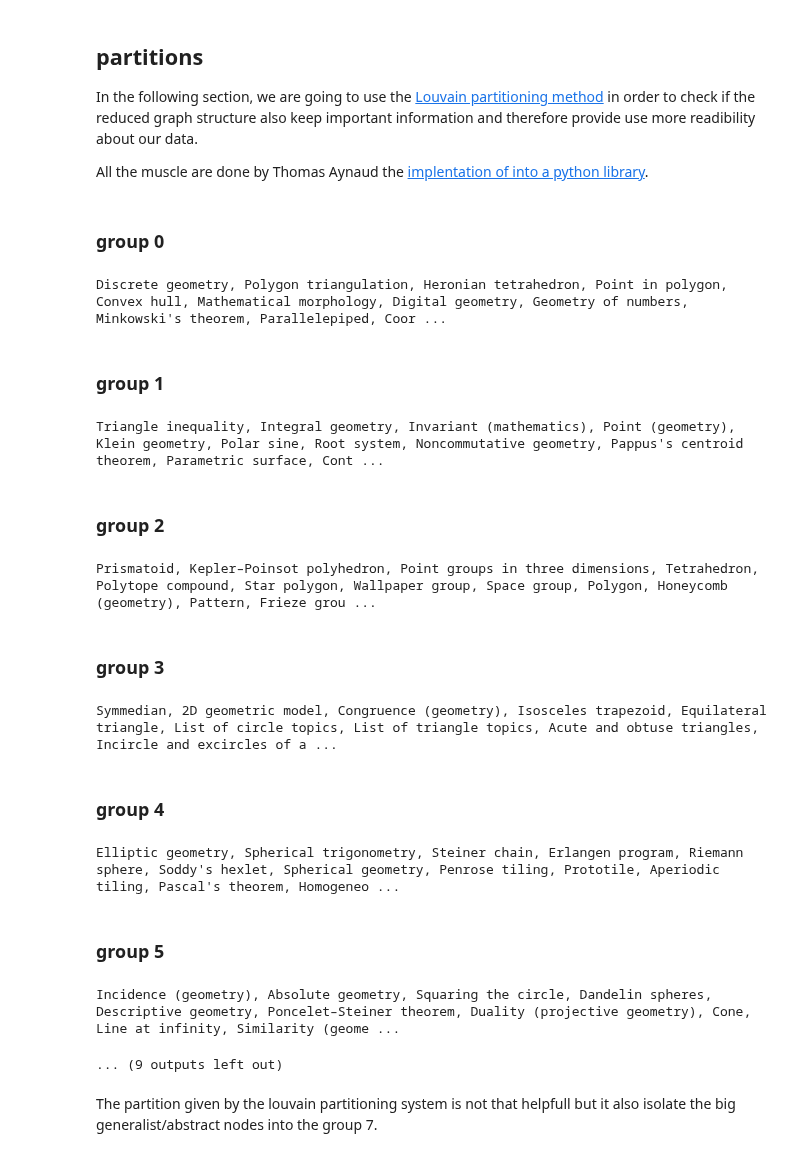
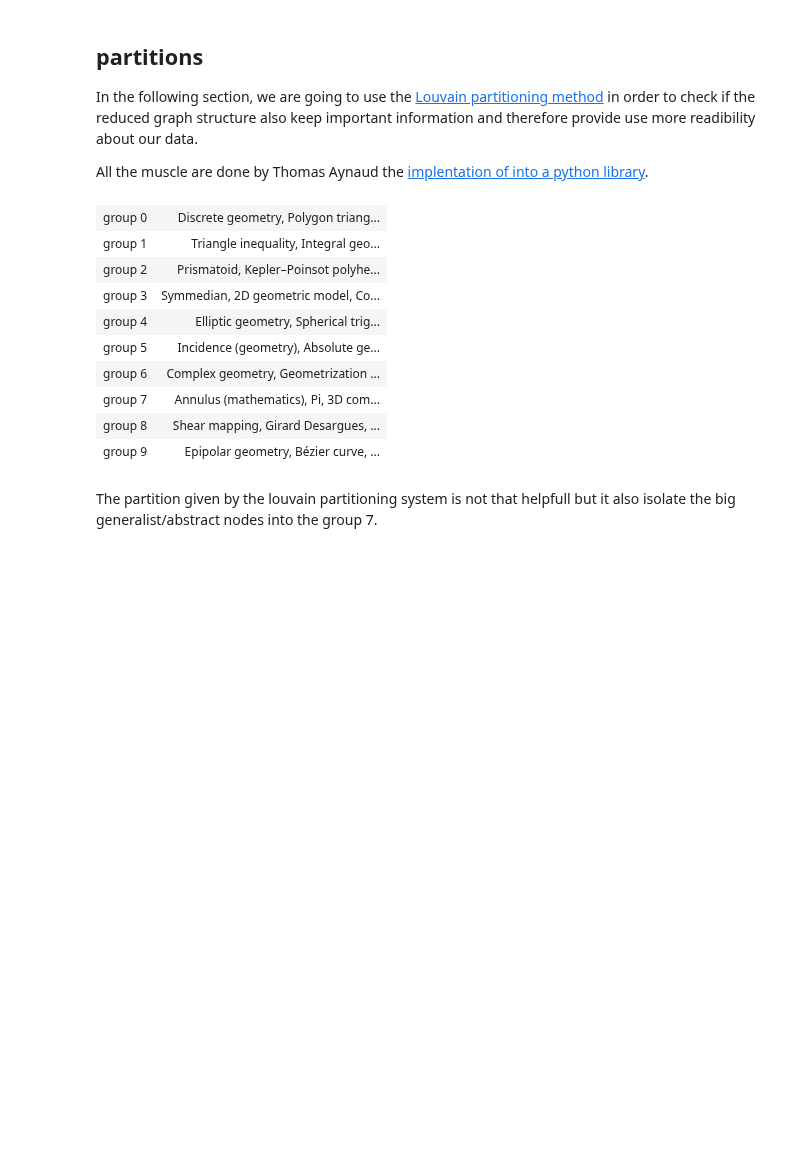
Before and after one commit to WeKeyPedia/notebooks, a Jupyter notebook: geometry/reading map based on reduced co-edited pages graph.ipynb, the cells around one changed output. Drawn from its saved outputs; the diff is of its cells as text; code cells hidden in the pictures; blank space fills up the shorter version.

```diff
--- a/geometry/reading map based on reduced co-edited pages graph.ipynb
+++ b/geometry/reading map based on reduced co-edited pages graph.ipynb
@@ -89,32 +89,34 @@ import community
 partitions = community.best_partition(g.to_undirected())
 # %%
 def print_groups(communities):
+    html = "<table>"
+
     for c, ps in communities.iteritems():
-        display(HTML("<h3>group %s</h3>" % (c)))
+        html += "<tr><td style=\"width: 100px; text-align: center; \"><h3>group %s</h3></td><td>" % (c)
+        html += ", ".join(map(lambda x: u"<a href=\"http://en.wikipedia.org/wiki/{0}\" target=\"_blank\">{0}</a>".format(x), ps))
+        html += "</td></tr>"
 
-        display(HTML(", ".join(map(lambda x: u"<a href=\"http://en.wikipedia.org/wiki/{0}\" target=\"_blank\">{0}</a>".format(x), ps))))
+    html += "</table>"
+
+    display(HTML(html))
 
 communities = {}
 for k, v in partitions.iteritems():
     communities.setdefault(v, []).append(k)
 
-#print communities
 
-print print_groups(communities)
+print_groups(communities)
 # %% [output]
-group 0
-Discrete geometry, Polygon triangulation, Heronian tetrahedron, Point in polygon, Convex hull, Mathematical morphology, Digital geometry, Geometry of numbers, Minkowski's theorem, Parallelepiped, Coor ...
-group 1
-Triangle inequality, Integral geometry, Invariant (mathematics), Point (geometry), Klein geometry, Polar sine, Root system, Noncommutative geometry, Pappus's centroid theorem, Parametric surface, Cont ...
-group 2
-Prismatoid, Kepler–Poinsot polyhedron, Point groups in three dimensions, Tetrahedron, Polytope compound, Star polygon, Wallpaper group, Space group, Polygon, Honeycomb (geometry), Pattern, Frieze grou ...
-group 3
-Symmedian, 2D geometric model, Congruence (geometry), Isosceles trapezoid, Equilateral triangle, List of circle topics, List of triangle topics, Acute and obtuse triangles, Incircle and excircles of a ...
-group 4
-Elliptic geometry, Spherical trigonometry, Steiner chain, Erlangen program, Riemann sphere, Soddy's hexlet, Spherical geometry, Penrose tiling, Prototile, Aperiodic tiling, Pascal's theorem, Homogeneo ...
-group 5
-Incidence (geometry), Absolute geometry, Squaring the circle, Dandelin spheres, Descriptive geometry, Poncelet–Steiner theorem, Duality (projective geometry), Cone, Line at infinity, Similarity (geome ...
-... (9 outputs left out)
+| group 0 | Discrete geometry, Polygon triang... |
+| group 1 | Triangle inequality, Integral geo... |
+| group 2 | Prismatoid, Kepler–Poinsot polyhe... |
+| group 3 | Symmedian, 2D geometric model, Co... |
+| group 4 | Elliptic geometry, Spherical trig... |
+| group 5 | Incidence (geometry), Absolute ge... |
+| group 6 | Complex geometry, Geometrization ... |
+| group 7 | Annulus (mathematics), Pi, 3D com... |
+| group 8 | Shear mapping, Girard Desargues, ... |
+| group 9 | Epipolar geometry, Bézier curve, ... |
 # %% [markdown]
 The partition given by the louvain partitioning system is not that helpfull but it also isolate the big generalist/abstract nodes into the group 7.
 # %%
```
Also changed, not shown: parts of 1 cell of this notebook, 1 other file.
